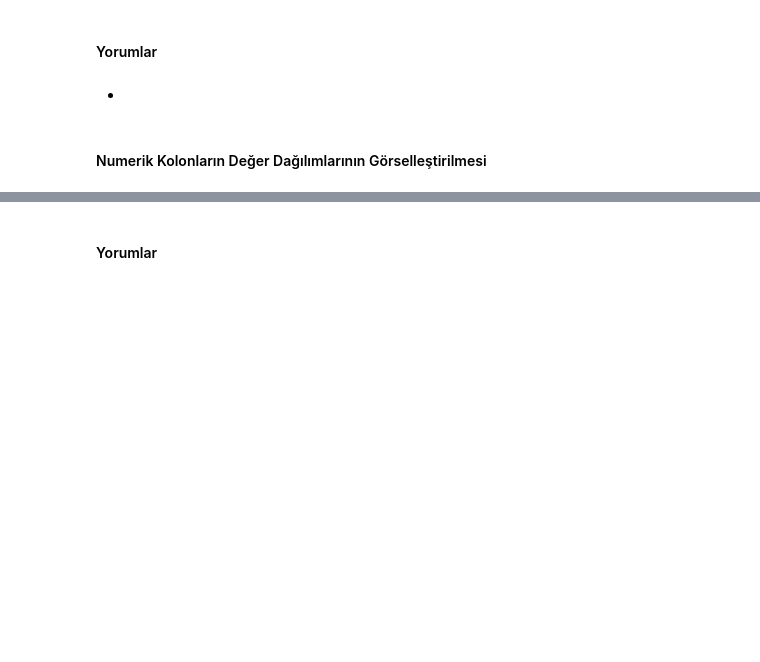
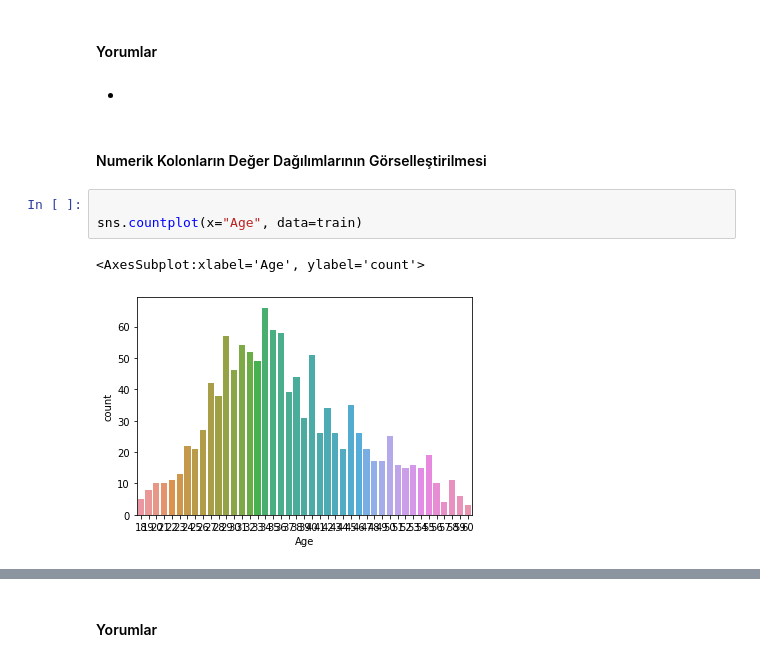
Before and after one commit to ersingundem/dsbootcamp2022-hr-attrition-prediction-project-ersingundem, a Jupyter notebook: Project Template.ipynb, the cells around one changed output, grey strips where cells are left out. Cells and saved outputs as stored; diff of their text form; blank space fills up the shorter version.

```diff
--- a/Project Template.ipynb
+++ b/Project Template.ipynb
@@ -146,3 +258,9 @@ Yaptığınız ilk gözlemler sonucunda yaptığınız varsayımları açıklay
 -
 # %% [markdown]
 #### Numerik Kolonların Değer Dağılımlarının Görselleştirilmesi
+# %%
+
+sns.countplot(x="Age", data=train)
+# %% [output]
+<AxesSubplot:xlabel='Age', ylabel='count'>
+[figure, added]
```
Also changed, not shown: parts of 19 cells of this notebook, 2 other files.
